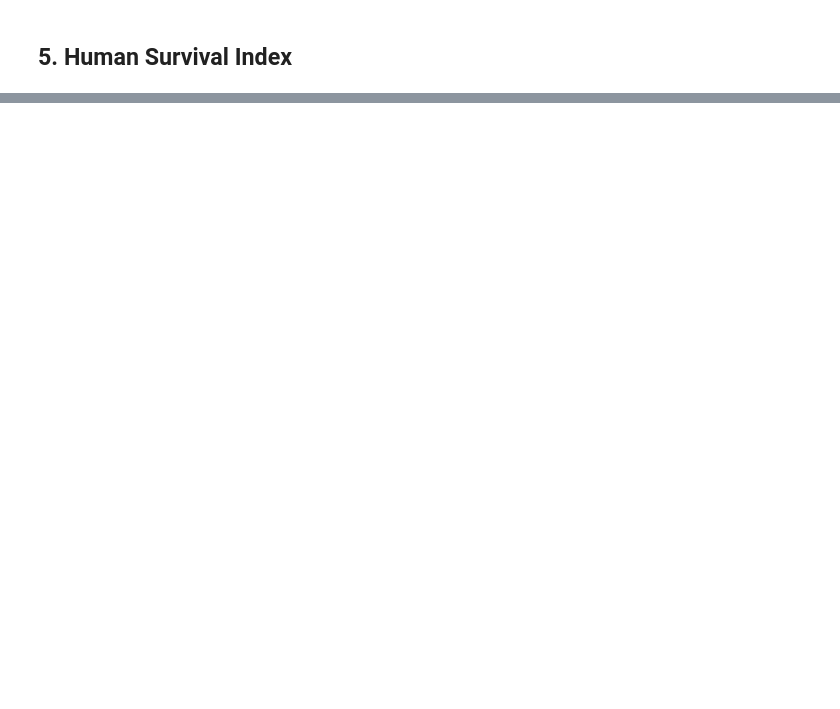
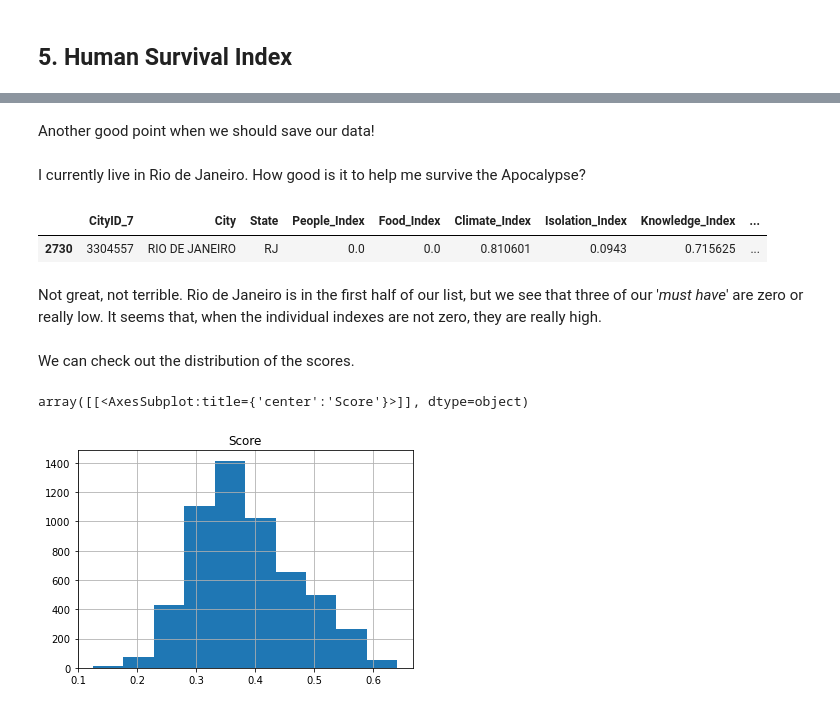
Before and after one commit to secretaria-ICA/Bem_Vindo_ao_Apocalipse_Brasileiro, a Jupyter notebook: apocalipse.ipynb, the cells around one changed output, grey strips where cells are left out. Saved outputs shown, nothing was run; the diff lists cells and outputs as text; code cells hidden in the pictures; blank space fills up the shorter version.

```diff
--- a/apocalipse.ipynb
+++ b/apocalipse.ipynb
@@ -1313,17 +1354,26 @@ df_HSI.head()
 | 3 | 1100049 | CACOAL | RO | 0.652828 | 0.000000 | 0.696332 | 0.186204 | 0.259375 | ... |
 | 4 | 1100056 | CEREJEIRAS | RO | 0.678298 | 0.666276 | 0.706247 | 0.216346 | 0.255049 | ... |
 # %%
+#initializing the component with the number of Military Bases
 df_HSI['Firearms_Index_2'] = df_full['MilitaryBases']
 
+#creating dataframe with cities with military bases
 df_mil = df_full[df_full['MilitaryBases']>0][['CityID_7','Latitude','Longitude','MilitaryBases']]
 
+#for each city
 for ii in range(len(df_HSI)):
-    if (df_HSI.iloc[ii,-1] == 0):
+    #if there are no military bases
+    if (df_HSI.iloc[ii,10] == 0):
+        #coordinates of city
         loc1=(df_full.iloc[ii,13],df_full.iloc[ii,12])
+        #going through cities with military bases
         for jj in range(len(df_mil)):
+            #coordinates of new city
             loc2=(df_mil.iloc[jj,1],df_mil.iloc[jj,2])
-            df_HSI.iloc[ii,-1] = df_HSI.iloc[ii,-1] + (df_mil.iloc[jj,-1]/hs.haversine(loc1,loc2))
+            #add number of military bases in second city divided by distance
+            df_HSI.iloc[ii,10] = df_HSI.iloc[ii,10] + (df_mil.iloc[jj,-1]/hs.haversine(loc1,loc2))
 
+#normalizing second component
 df_HSI['Firearms_Index_2'] = df_HSI['Firearms_Index_2']/df_HSI['Firearms_Index_2'].max()
 df_HSI.head()
 # %% [output]
@@ -1367,20 +1419,33 @@ if show_maps:
 # %% [markdown]
 We shouldn't rely on electric energy for the post-apocalyptic world, but it might be nice to have it around. Not every city has a power plant, so we will evaluate the distance as for other indexes. The one exception is Nuclear Power, which will be considered too dangerous to be near.
 # %%
+#adding all power types but nuclear
 df_full['TotalPower'] = df_full[df_full.columns[8:11]].sum(axis=1) - df_full['NuclearPower']
+#initializing index
 df_HSI['Power_Index'] = df_full['TotalPower']
 
+#creating dataframe with cities with power plants
 df_pow = df_full[df_full['TotalPower']>0][['CityID_7','Latitude','Longitude','TotalPower']]
 
+#for each city
 for ii in range(len(df_HSI)):
-    if (df_HSI.iloc[ii,-1] == 0):
+    #if there are no power plants
+    if (df_HSI.iloc[ii,10] == 0):
+        #coordinates of city
         loc1=(df_full.iloc[ii,13],df_full.iloc[ii,12])
+        #going through cities with power plants
         for jj in range(len(df_pow)):
+            #coordinates of new city
             loc2=(df_pow.iloc[jj,1],df_pow.iloc[jj,2])
-            df_HSI.iloc[ii,-1] = df_HSI.iloc[ii,-1] + (df_pow.iloc[jj,-1]/hs.haversine(loc1,loc2))
+            #add total power in second city divided by distance
+            df_HSI.iloc[ii,10] = df_HSI.iloc[ii,10] + (df_pow.iloc[jj,-1]/hs.haversine(loc1,loc2))
 
+#list of cities with nuclear power plants
 df_nuc = df_full[df_full['NuclearPower']>0]['CityID_7']
-df_HSI[df_HSI['CityID_7']==df_nuc.iloc[0]] = 0
+#getting indexes of nuclear cities
+nuc = df_HSI[df_HSI['CityID_7']==df_nuc.iloc[0]].index.to_list()
+#we shoul stay away from these cities
+df_HSI.loc[nuc,'Power_Index'] = 0
 #mean normalization: mean=0.5, std=1
 df_HSI['Power_Index'] = ((df_HSI['Power_Index']-df_HSI['Power_Index'].mean())/df_HSI['Power_Index'].std())+0.5
 #limit index between 0 and 1
@@ -1410,2 +1482,2 @@ if show_maps:
 # %%
-df_HSI['Score'] = df_HSI[df_HSI.columns[3:]].mean(axis=1)
+df_HSI['Score'] = (2*df_HSI[df_HSI.columns[3:7]].sum(axis=1)+df_HSI[df_HSI.columns[7:]].sum(axis=1))/12
@@ -1412,3 +1486,3 @@ df_HSI['Score'] = df_HSI[df_HSI.columns[3:]].mean(axis=1)
 # %%
-sorted_df_HSI = df_HSI.sort_values(by='Score', ascending=False)
-sorted_df_HSI.head()
+sorted_df_HSI = df_HSI.sort_values(by='Score', ascending=False).reset_index(drop=True)
+sorted_df_HSI.head(10)
@@ -1415,2 +1501,4 @@ sorted_df_HSI.head()
+# %% [markdown]
+Another good point when we should save our data!
 # %%
 sorted_df_HSI.to_csv('sorted_df.csv',index=False)
@@ -1416,0 +1521,16 @@ sorted_df_HSI.to_csv('sorted_df.csv',index=False)
+# %% [markdown]
+I currently live in Rio de Janeiro. How good is it to help me survive the Apocalypse?
+# %%
+sorted_df_HSI[sorted_df_HSI['City']=="RIO DE JANEIRO"]
+# %% [output]
+|  | CityID_7 | City | State | People_Index | Food_Index | Climate_Index | Isolation_Index | Knowledge_Index | ... |
+| 2730 | 3304557 | RIO DE JANEIRO | RJ | 0.0 | 0.0 | 0.810601 | 0.0943 | 0.715625 | ... |
+# %% [markdown]
+Not great, not terrible. Rio de Janeiro is in the first half of our list, but we see that three of our '*must have*' are zero or really low. It seems that, when the individual indexes are not zero, they are really high.
+# %% [markdown]
+We can check out the distribution of the scores.
+# %%
+sorted_df_HSI.hist(column="Score")
+# %% [output]
+array([[<AxesSubplot:title={'center':'Score'}>]], dtype=object)
+[figure, added]
```
Also changed, not shown: parts of 31 cells of this notebook.
